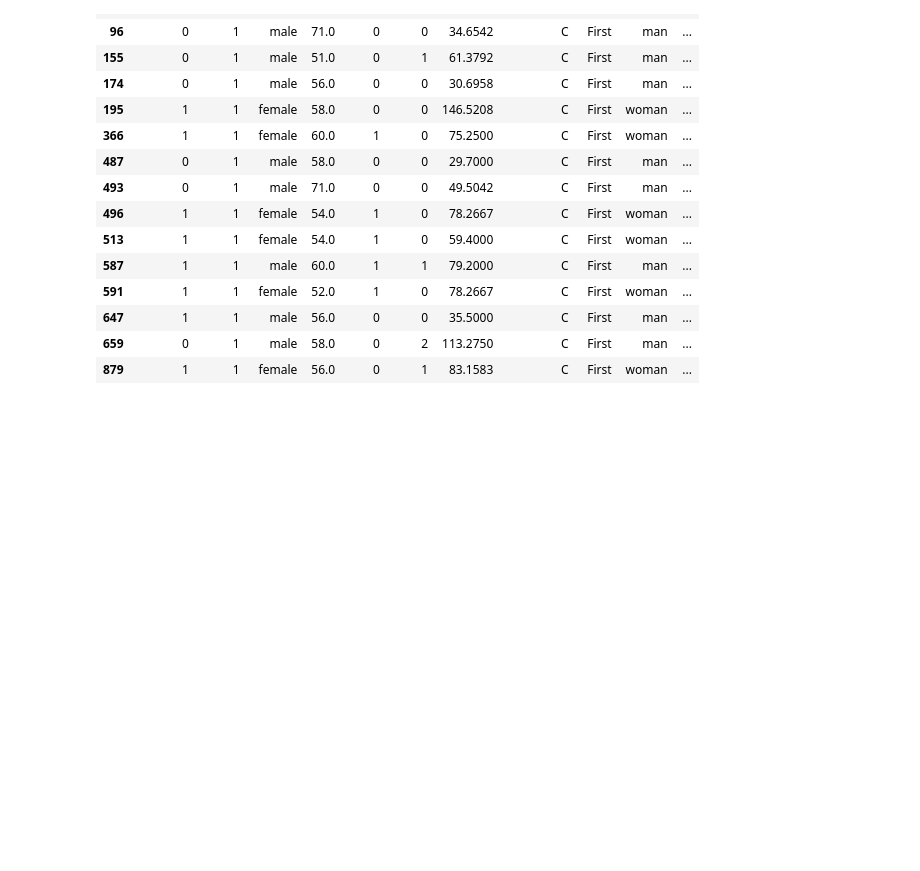
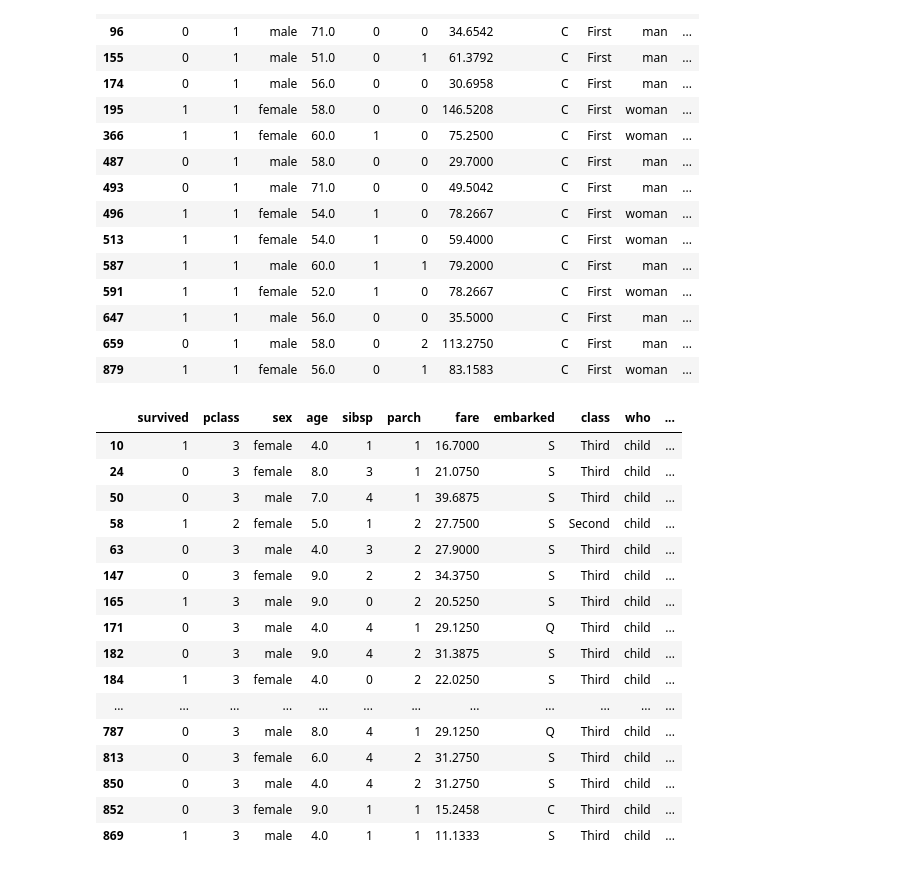
Before and after one commit to Asmina-Ray/Data-filtering, a Jupyter notebook: TITANIC.ipynb, the cells around one changed output. Saved outputs shown, nothing was run; the diff lists cells and outputs as text; code cells hidden in the pictures; blank space fills up the shorter version.

```diff
--- a/TITANIC.ipynb
+++ b/TITANIC.ipynb
@@ -469,4 +469,22 @@ df[(df['embark_town']=='Cherbourg')&(df['age']>50)]
 | 879 | 1 | 1 | female | 56.0 | 0 | 1 | 83.1583 | C | First | woman | ... |
 # %%
 #16.Get the passenger details of age in between 3 to 10 years
-df[(<df['age']]
+df[(df['age']>3)&(df['age']<10)]
+# %% [output]
+|  | survived | pclass | sex | age | sibsp | parch | fare | embarked | class | who | ... |
+| 10 | 1 | 3 | female | 4.0 | 1 | 1 | 16.7000 | S | Third | child | ... |
+| 24 | 0 | 3 | female | 8.0 | 3 | 1 | 21.0750 | S | Third | child | ... |
+| 50 | 0 | 3 | male | 7.0 | 4 | 1 | 39.6875 | S | Third | child | ... |
+| 58 | 1 | 2 | female | 5.0 | 1 | 2 | 27.7500 | S | Second | child | ... |
+| 63 | 0 | 3 | male | 4.0 | 3 | 2 | 27.9000 | S | Third | child | ... |
+| 147 | 0 | 3 | female | 9.0 | 2 | 2 | 34.3750 | S | Third | child | ... |
+| 165 | 1 | 3 | male | 9.0 | 0 | 2 | 20.5250 | S | Third | child | ... |
+| 171 | 0 | 3 | male | 4.0 | 4 | 1 | 29.1250 | Q | Third | child | ... |
+| 182 | 0 | 3 | male | 9.0 | 4 | 2 | 31.3875 | S | Third | child | ... |
+| 184 | 1 | 3 | female | 4.0 | 0 | 2 | 22.0250 | S | Third | child | ... |
+| ... | ... | ... | ... | ... | ... | ... | ... | ... | ... | ... | ... |
+| 787 | 0 | 3 | male | 8.0 | 4 | 1 | 29.1250 | Q | Third | child | ... |
+| 813 | 0 | 3 | female | 6.0 | 4 | 2 | 31.2750 | S | Third | child | ... |
+| 850 | 0 | 3 | male | 4.0 | 4 | 2 | 31.2750 | S | Third | child | ... |
+| 852 | 0 | 3 | female | 9.0 | 1 | 1 | 15.2458 | C | Third | child | ... |
+| 869 | 1 | 3 | male | 4.0 | 1 | 1 | 11.1333 | S | Third | child | ... |
```
